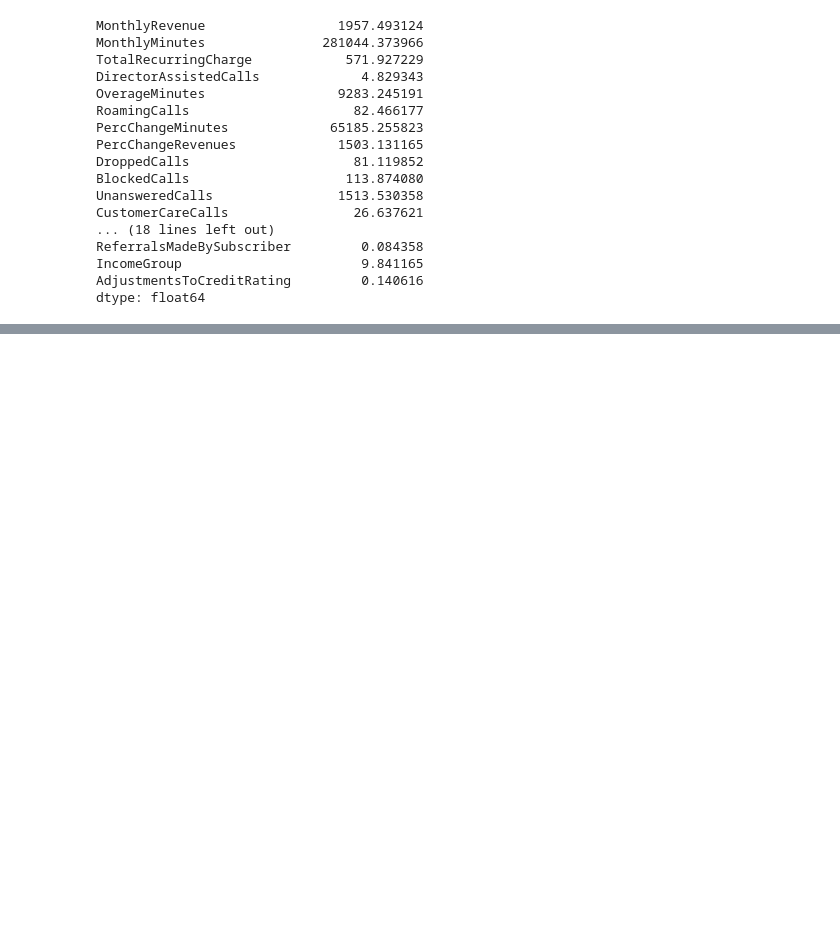
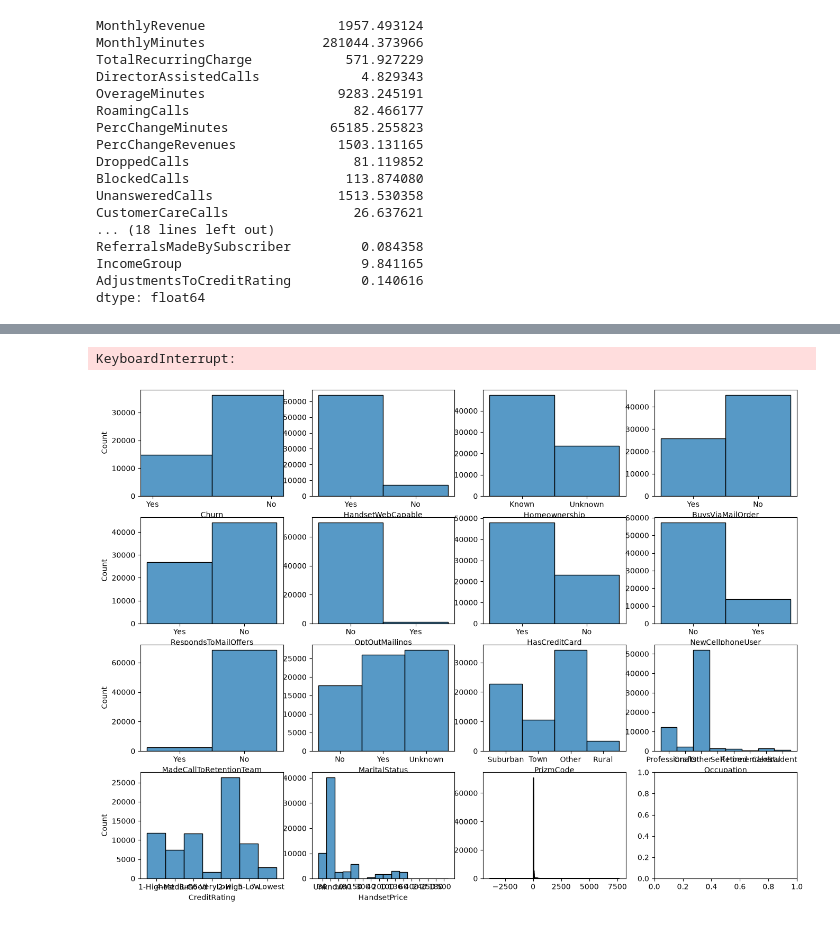
Before and after one commit to 4GeeksAcademy/ProyectoFinalDS_Churn_Pablo_Sahid, a Jupyter notebook: src/explore.ipynb, the cells around one changed output, grey strips where cells are left out. Cells and saved outputs as stored; diff of their text form; code cells hidden in the pictures; blank space fills up the shorter version.

```diff
--- a/src/explore.ipynb
+++ b/src/explore.ipynb
@@ -183,0 +206,32 @@ dtype: float64
+# %%
+import matplotlib.pyplot as plt
+import seaborn as sns
+
+fig, axis = plt.subplots(4, 4, figsize = (16, 12))
+
+# Crear un histograma múltiple
+sns.histplot(ax = axis[0, 0], data = df2, x = "Churn").set_xlim(-0.1, 1.1)
+sns.histplot(ax = axis[0, 1], data = df2, x = "HandsetWebCapable").set(ylabel = None)
+sns.histplot(ax = axis[0, 2], data = df2, x = "Homeownership").set(ylabel = None)
+sns.histplot(ax = axis[0, 3], data = df2, x = "BuysViaMailOrder").set(ylabel = None)
+sns.histplot(ax = axis[1, 0], data = df2, x = "RespondsToMailOffers")
+sns.histplot(ax = axis[1, 1], data = df2, x = "OptOutMailings").set(ylabel = None)
+sns.histplot(ax = axis[1, 2], data = df2, x = "HasCreditCard").set(ylabel = None)
+sns.histplot(ax = axis[1, 3], data = df2, x = "NewCellphoneUser").set(ylabel = None)
+sns.histplot(ax = axis[2, 0], data = df2, x = "MadeCallToRetentionTeam")
+sns.histplot(ax = axis[2, 1], data = df2, x = "MaritalStatus").set(ylabel = None)
+sns.histplot(ax = axis[2, 2], data = df2, x = "PrizmCode").set(ylabel = None)
+sns.histplot(ax = axis[2, 3], data = df2, x = "Occupation").set(ylabel = None)
+sns.histplot(ax = axis[3, 0], data = df2, x = "CreditRating")
+sns.histplot(ax = axis[3, 1], data = df2, x = "HandsetPrice").set(ylabel = None)
+sns.histplot(ax = axis[3, 2], data = df2,).set_visible(False) # Ocultar el último subplot vacío
+sns.histplot(ax = axis[3, 3], data = df2,).set_visible(False) # Ocultar el último subplot vacío
+
+# Ajustar el layout
+plt.tight_layout()
+
+# Mostrar el plot
+plt.show()
+# %% [output]
+KeyboardInterrupt:
+[figure, added]
```
Also changed, not shown: parts of 2 cells of this notebook, 1 other file.
